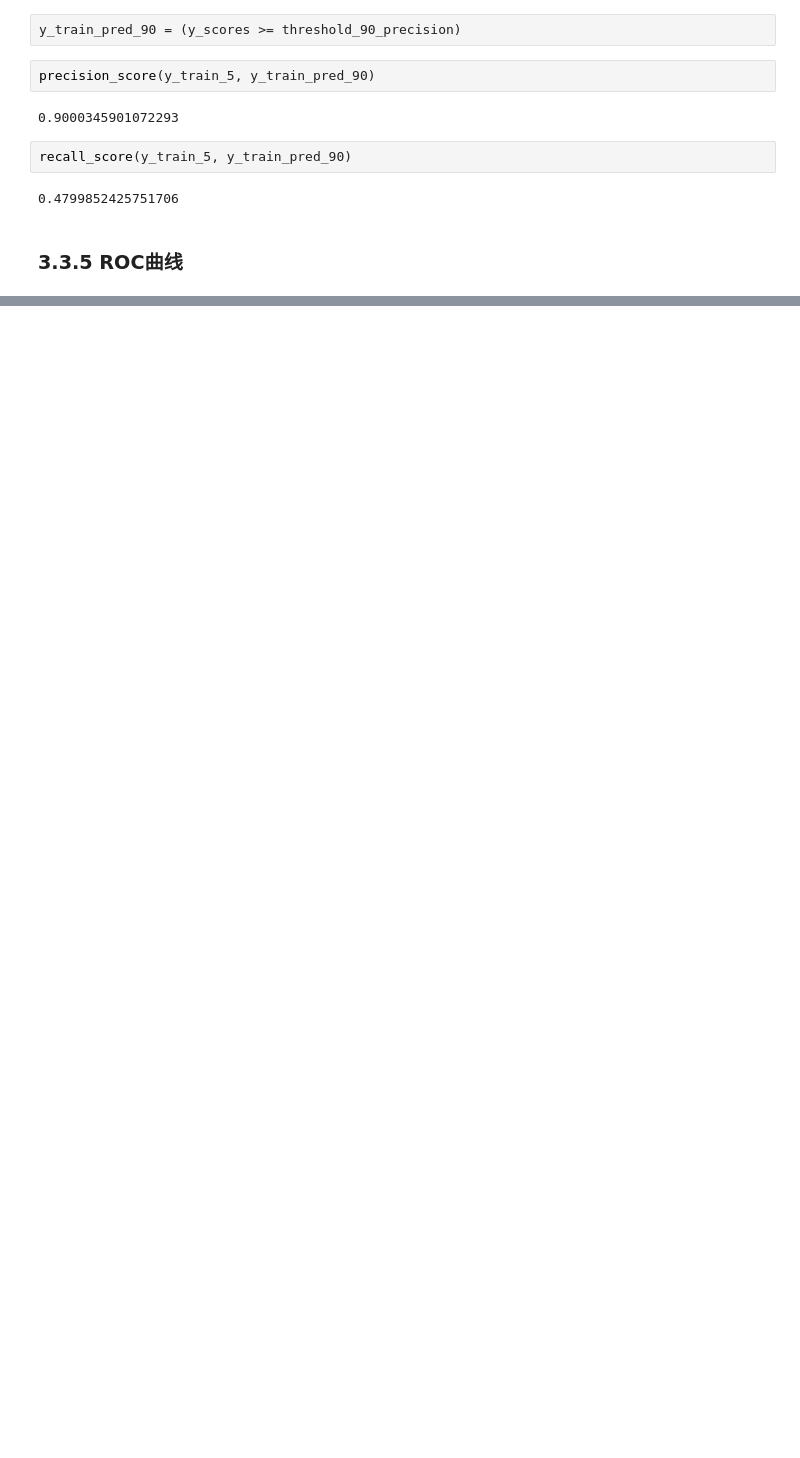
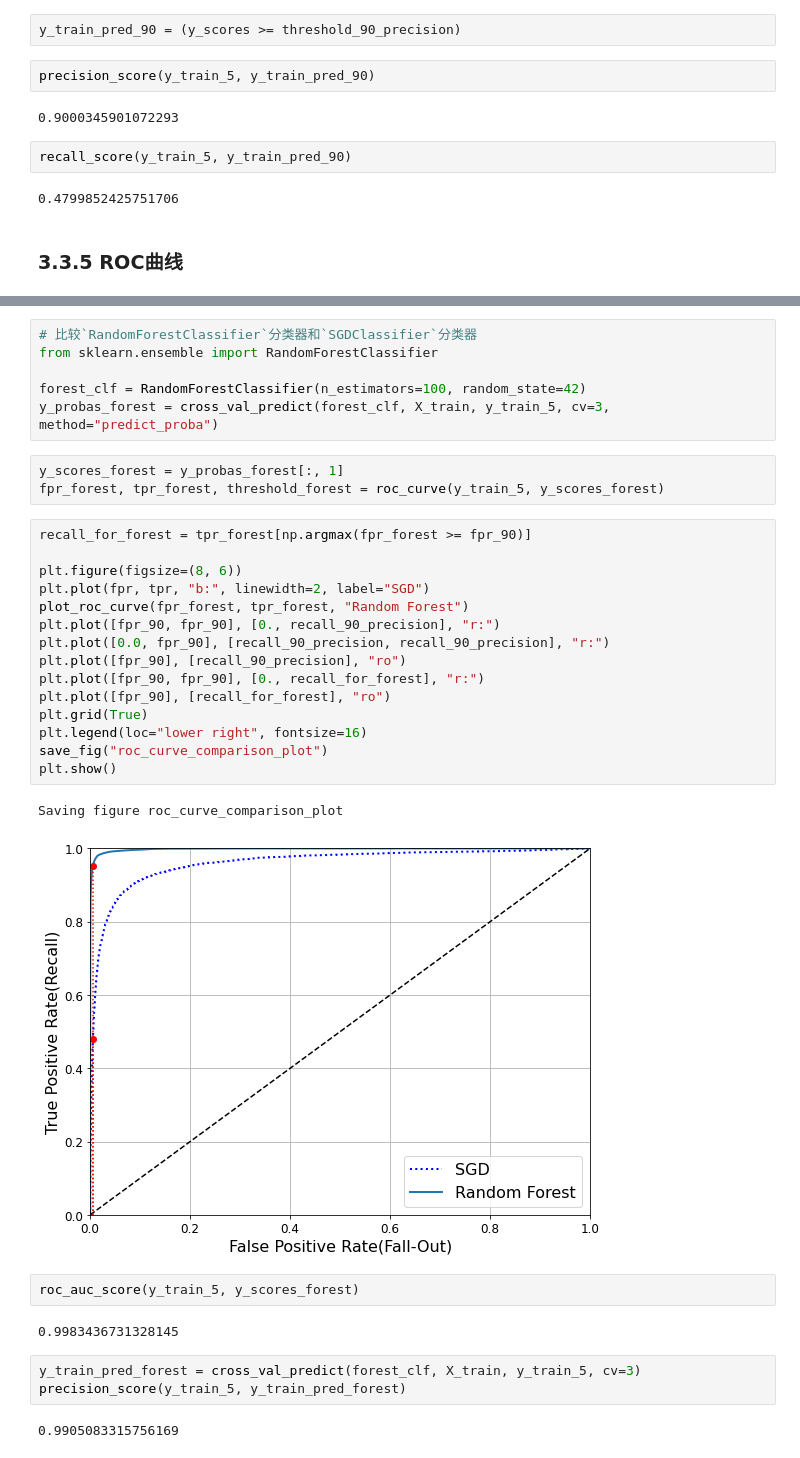
Before and after one commit to Vuean/Hands-On-ML, a Jupyter notebook: Chapter3/03_classification.ipynb, the cells around one changed output, grey strips where cells are left out. Drawn from its saved outputs; the diff is of its cells as text; blank space fills up the shorter version.

```diff
--- a/Chapter3/03_classification.ipynb
+++ b/Chapter3/03_classification.ipynb
@@ -295,0 +327,36 @@ recall_score(y_train_5, y_train_pred_90)
+# %%
+# 比较`RandomForestClassifier`分类器和`SGDClassifier`分类器
+from sklearn.ensemble import RandomForestClassifier
+
+forest_clf = RandomForestClassifier(n_estimators=100, random_state=42)
+y_probas_forest = cross_val_predict(forest_clf, X_train, y_train_5, cv=3, method="predict_proba")
+# %%
+y_scores_forest = y_probas_forest[:, 1]
+fpr_forest, tpr_forest, threshold_forest = roc_curve(y_train_5, y_scores_forest)
+# %%
+recall_for_forest = tpr_forest[np.argmax(fpr_forest >= fpr_90)]
+
+plt.figure(figsize=(8, 6))
+plt.plot(fpr, tpr, "b:", linewidth=2, label="SGD")
+plot_roc_curve(fpr_forest, tpr_forest, "Random Forest")
+plt.plot([fpr_90, fpr_90], [0., recall_90_precision], "r:")
+plt.plot([0.0, fpr_90], [recall_90_precision, recall_90_precision], "r:")
+plt.plot([fpr_90], [recall_90_precision], "ro")
+plt.plot([fpr_90, fpr_90], [0., recall_for_forest], "r:")
+plt.plot([fpr_90], [recall_for_forest], "ro")
+plt.grid(True)
+plt.legend(loc="lower right", fontsize=16)
+save_fig("roc_curve_comparison_plot")
+plt.show()
+# %% [output]
+Saving figure roc_curve_comparison_plot
+[figure, added]
+# %%
+roc_auc_score(y_train_5, y_scores_forest)
+# %% [output]
+0.9983436731328145
+# %%
+y_train_pred_forest = cross_val_predict(forest_clf, X_train, y_train_5, cv=3)
+precision_score(y_train_5, y_train_pred_forest)
+# %% [output]
+0.9905083315756169
```
Also changed, not shown: parts of 5 cells of this notebook, 3 other files.
